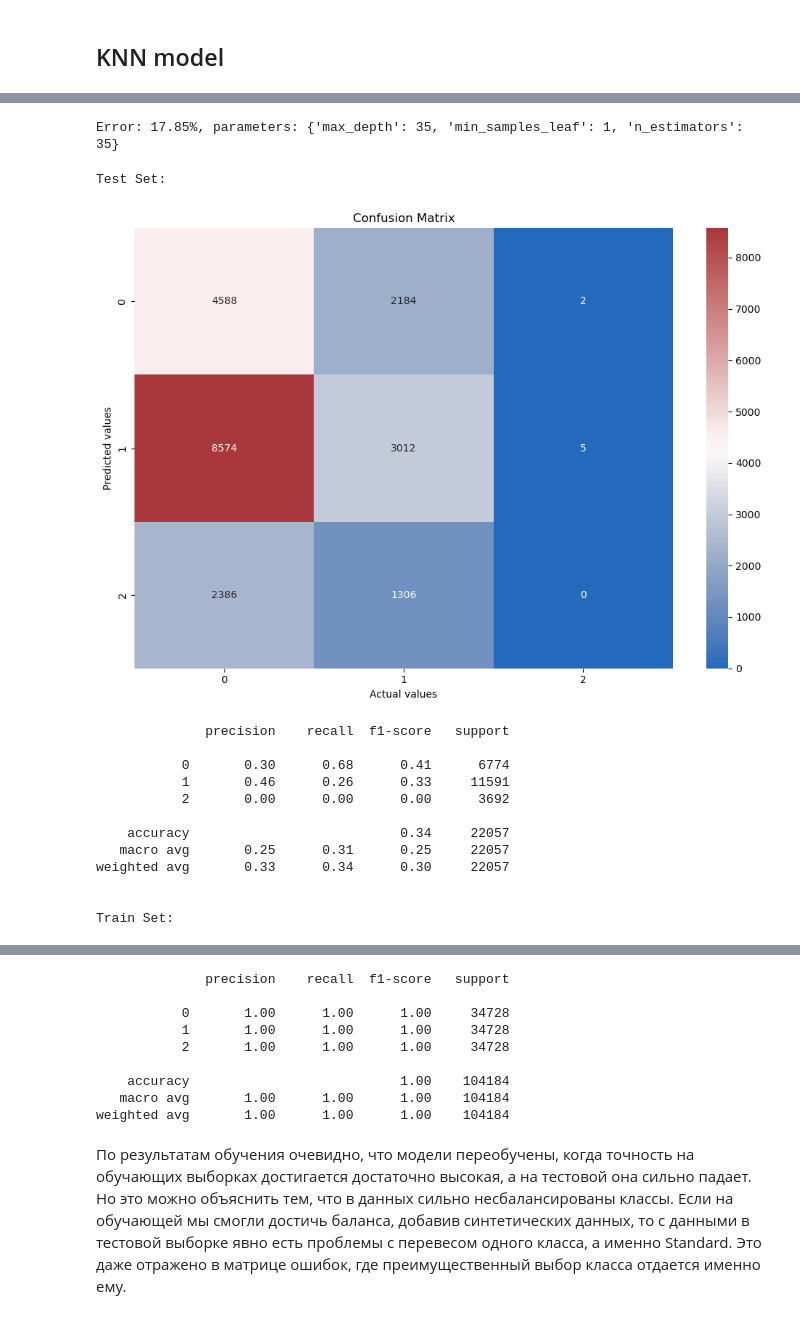
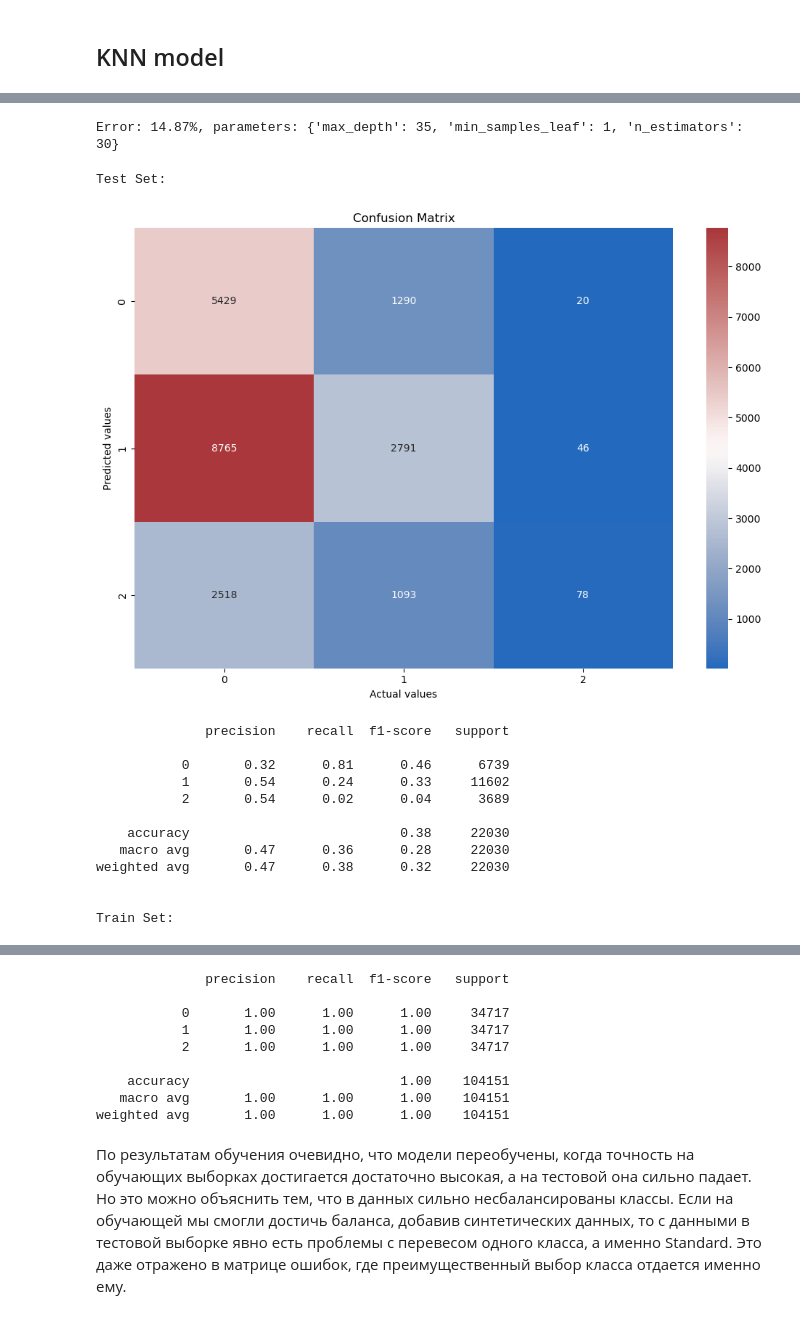
Before and after one commit to XeniaKlimenko/MachineLearning_UNN, a Jupyter notebook: Analysis_Classification.ipynb, the cells around one changed output, grey strips where cells are left out. Saved outputs shown, nothing was run; the diff lists cells and outputs as text; code cells hidden in the pictures.

```diff
--- a/Analysis_Classification.ipynb
+++ b/Analysis_Classification.ipynb
@@ -823,3 +795,6 @@ X_test=X_test.drop('index',axis=1)
+# %%
+df_train = df_train.drop(columns='index')
+df_test = df_test.drop(columns='index')
 # %%
 X_train = df_train.drop(columns ="Credit_Score")
 y_train = df_train["Credit_Score"]
@@ -951,3 +926,3 @@ plt.show()
 # %%
-kNN_model_best = KNeighborsClassifier(n_neighbors = 3, p = 1)
+kNN_model_best = KNeighborsClassifier(n_neighbors = best_k, p = 1)
 kNN_model_best.fit(X_train_smote, y_train_smote)
@@ -989,35 +966,35 @@ best_rfc_err = 1 - rfc_grid.best_score_
 best_rfc_param = rfc_grid.best_params_
 print("Error: {:.2f}%, parameters: {} ".format(100 * best_rfc_err, best_rfc_param))
 # %% [output]
-Error: 17.85%, parameters: {'max_depth': 35, 'min_samples_leaf': 1, 'n_estimators': 35}
+Error: 14.87%, parameters: {'max_depth': 35, 'min_samples_leaf': 1, 'n_estimators': 30}
 # %%
-rfc_model_best = RandomForestClassifier(max_depth=35, min_samples_leaf=1, n_estimators=35)
+rfc_model_best = RandomForestClassifier(max_depth=35, min_samples_leaf=1, n_estimators=30)
 rfc_model_best.fit(X_train_smote, y_train_smote)
 eval_metric(rfc_model_best, X_train_smote, y_train_smote, X_test, y_test)
 # %% [output]
 Test Set:
-[figure, old version]
+[figure, new version]
               precision    recall  f1-score   support
 
-           0       0.30      0.68      0.41      6774
-           1       0.46      0.26      0.33     11591
-           2       0.00      0.00      0.00      3692
+           0       0.32      0.81      0.46      6739
+           1       0.54      0.24      0.33     11602
+           2       0.54      0.02      0.04      3689
 
-    accuracy                           0.34     22057
-   macro avg       0.25      0.31      0.25     22057
-weighted avg       0.33      0.34      0.30     22057
+    accuracy                           0.38     22030
+   macro avg       0.47      0.36      0.28     22030
+weighted avg       0.47      0.38      0.32     22030
 
 
 Train Set:
 [figure]
               precision    recall  f1-score   support
 
-           0       1.00      1.00      1.00     34728
-           1       1.00      1.00      1.00     34728
-           2       1.00      1.00      1.00     34728
+           0       1.00      1.00      1.00     34717
+           1       1.00      1.00      1.00     34717
+           2       1.00      1.00      1.00     34717
 
-    accuracy                           1.00    104184
-   macro avg       1.00      1.00      1.00    104184
-weighted avg       1.00      1.00      1.00    104184
+    accuracy                           1.00    104151
+   macro avg       1.00      1.00      1.00    104151
+weighted avg       1.00      1.00      1.00    104151
 # %% [markdown]
 По результатам обучения очевидно, что модели переобучены, когда точность на обучающих выборках достигается достаточно высокая, а на тестовой она сильно падает. Но это можно объяснить тем, что в данных сильно несбалансированы классы. Если на обучающей мы смогли достичь баланса, добавив синтетических данных, то с данными в тестовой выборке явно есть проблемы с перевесом одного класса, а именно Standard. Это даже отражено в матрице ошибок, где преимущественный выбор класса отдается именно ему.
```
Also changed, not shown: parts of 23 cells of this notebook.
